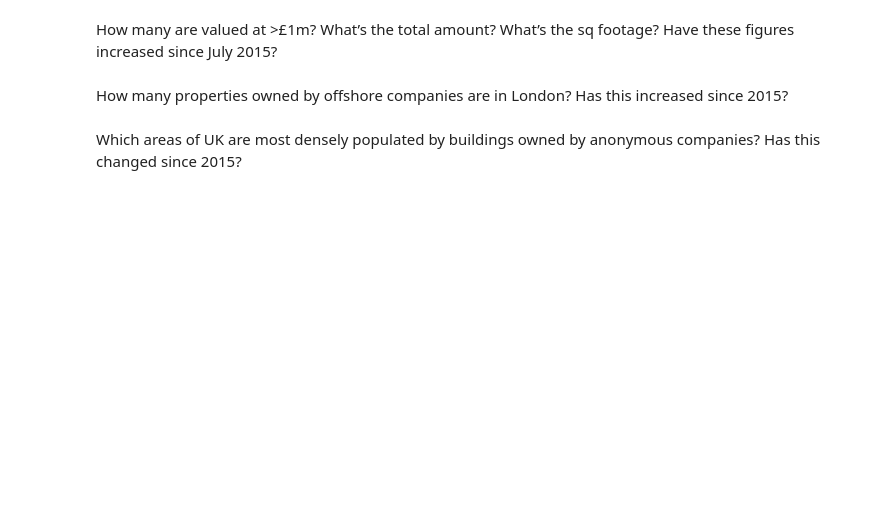
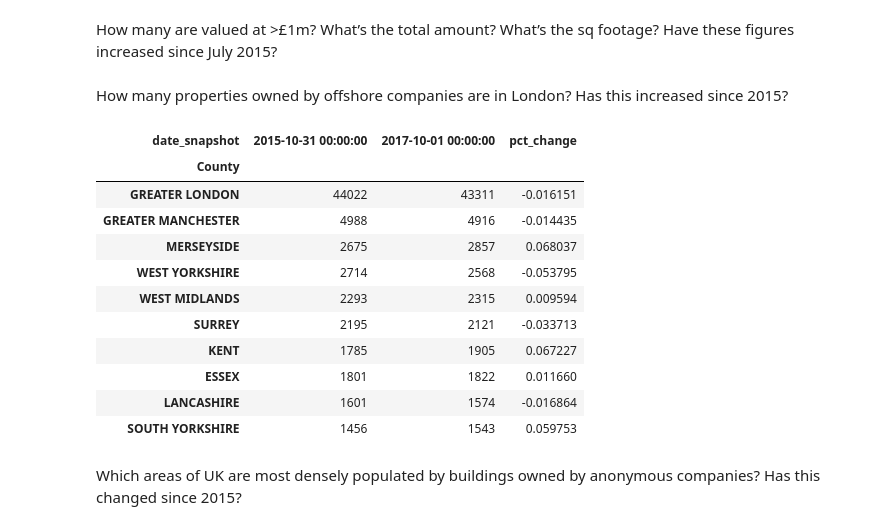
Before and after one commit to Global-Witness/overseas-companies-land-ownership-public, a Jupyter notebook: Draft Processing and Analysis.ipynb, the cells around one changed output. Drawn from its saved outputs; the diff is of its cells as text; code cells hidden in the pictures; blank space fills up the shorter version.

```diff
--- a/Draft Processing and Analysis.ipynb
+++ b/Draft Processing and Analysis.ipynb
@@ -86,5 +115,23 @@ Offshore here is defined as...
 How many are valued at >£1m? What’s the total amount? What’s the sq footage? Have these figures increased since July 2015?
 # %% [markdown]
 How many properties owned by offshore companies are in London? Has this increased since 2015?
+# %%
+df = data.pivot_table(index='County',columns='date_snapshot',values='Title_Number',aggfunc=lambda x: len(x.unique()))\
+.sort_values(by='2017-10-01 00:00:00',ascending=False)
+df['pct_change'] = df.pct_change(axis=1)['2017-10-01']
+df.head(10)
+# %% [output]
+| date_snapshot | 2015-10-31 00:00:00 | 2017-10-01 00:00:00 | pct_change |
+| County |  |  |  |
+| GREATER LONDON | 44022 | 43311 | -0.016151 |
+| GREATER MANCHESTER | 4988 | 4916 | -0.014435 |
+| MERSEYSIDE | 2675 | 2857 | 0.068037 |
+| WEST YORKSHIRE | 2714 | 2568 | -0.053795 |
+| WEST MIDLANDS | 2293 | 2315 | 0.009594 |
+| SURREY | 2195 | 2121 | -0.033713 |
+| KENT | 1785 | 1905 | 0.067227 |
+| ESSEX | 1801 | 1822 | 0.011660 |
+| LANCASHIRE | 1601 | 1574 | -0.016864 |
+| SOUTH YORKSHIRE | 1456 | 1543 | 0.059753 |
 # %% [markdown]
 Which areas of UK are most densely populated by buildings owned by anonymous companies? Has this changed since 2015?
```
Also changed, not shown: parts of 15 cells of this notebook, 1 other file.
